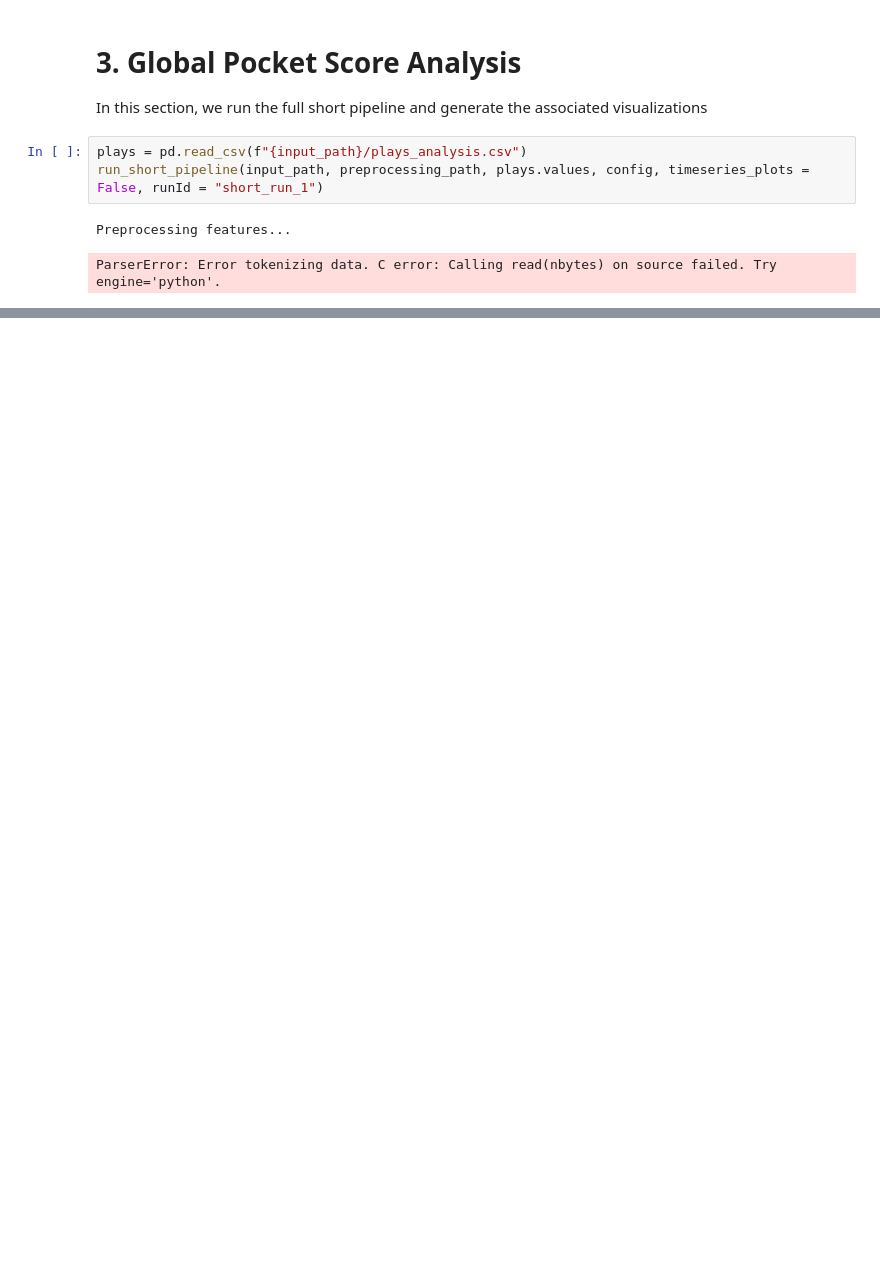
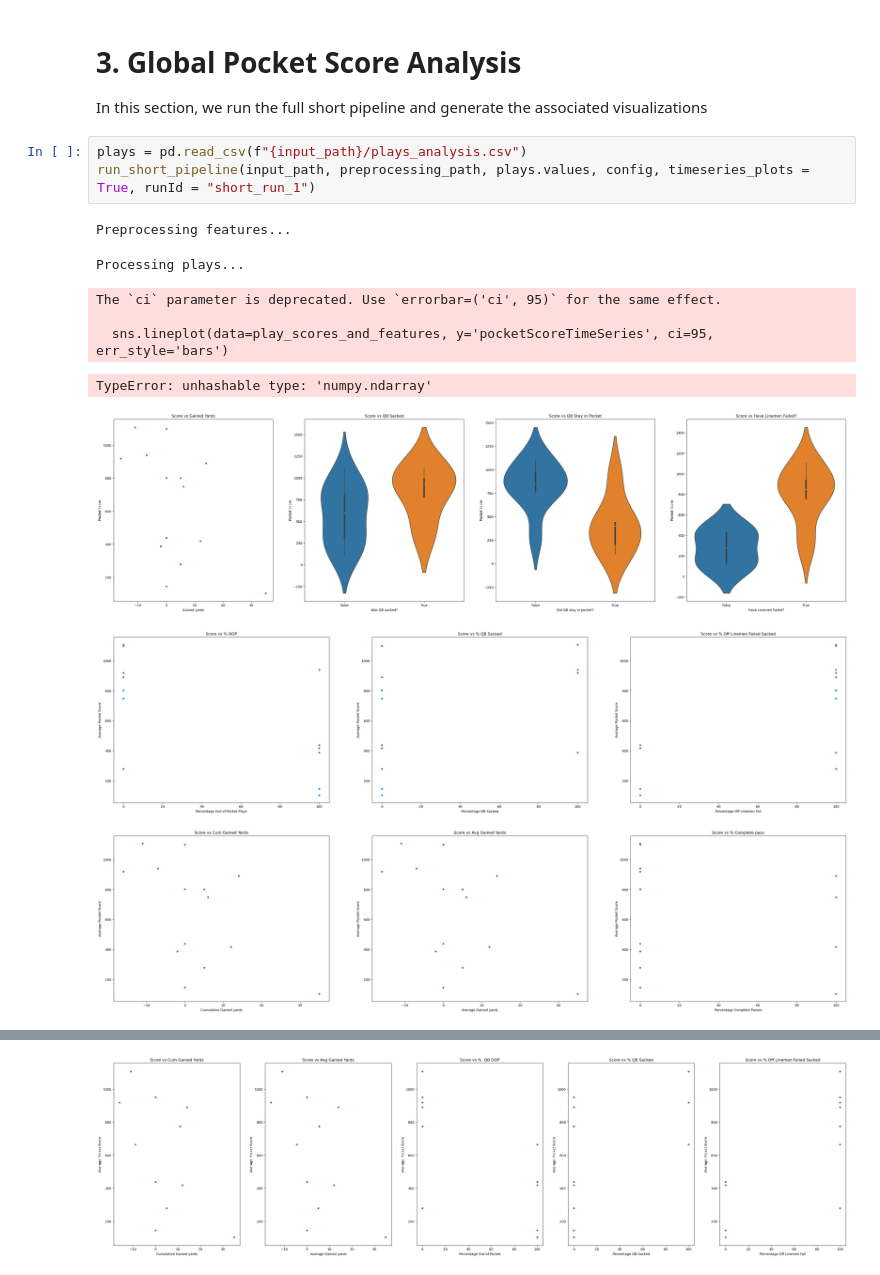
Before and after one commit to mcachosoblechero/MagicNFL, a Jupyter notebook: exploration/submission_kaggle.ipynb, the cells around one changed output, grey strips where cells are left out. Saved outputs shown, nothing was run; the diff lists cells and outputs as text; blank space fills up the shorter version.

```diff
--- a/exploration/submission_kaggle.ipynb
+++ b/exploration/submission_kaggle.ipynb
@@ -122,7 +110,13 @@ visualize_play(week_data, gameId, playId, config, display_score=False)
 In this section, we run the full short pipeline and generate the associated visualizations
 # %%
 plays = pd.read_csv(f"{input_path}/plays_analysis.csv")
-run_short_pipeline(input_path, preprocessing_path, plays.values, config, timeseries_plots = False, runId = "short_run_1")
+run_short_pipeline(input_path, preprocessing_path, plays.values, config, timeseries_plots = True, runId = "short_run_1")
 # %% [output]
 Preprocessing features...
-ParserError: Error tokenizing data. C error: Calling read(nbytes) on source failed. Try engine='python'.
+Processing plays...
+The `ci` parameter is deprecated. Use `errorbar=('ci', 95)` for the same effect.
+
+  sns.lineplot(data=play_scores_and_features, y='pocketScoreTimeSeries', ci=95, err_style='bars')
+TypeError: unhashable type: 'numpy.ndarray'
+[figure, added]
+[figure, added]
@@ -128,0 +124 @@ ParserError: Error tokenizing data. C error: Calling read(nbytes) on source fail
+[figure, added]
```
Also changed, not shown: parts of 4 cells of this notebook.
